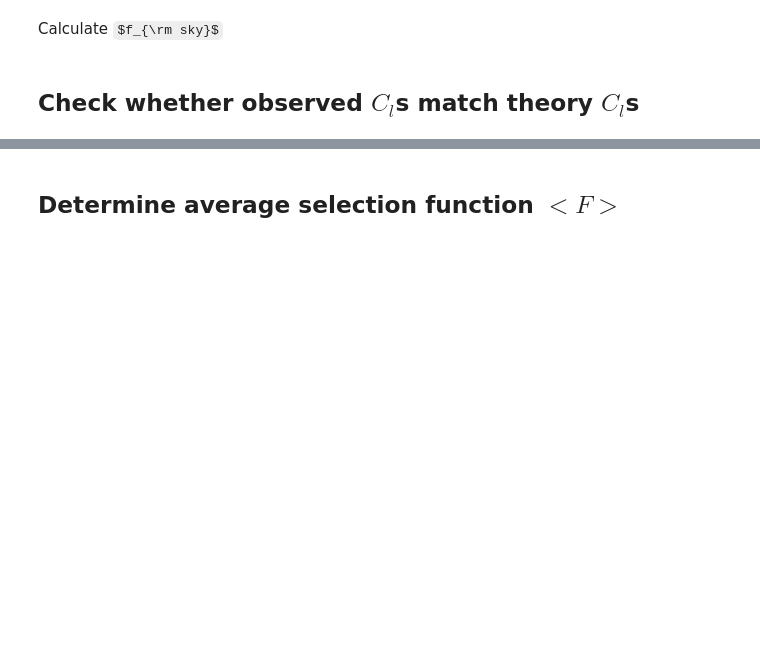
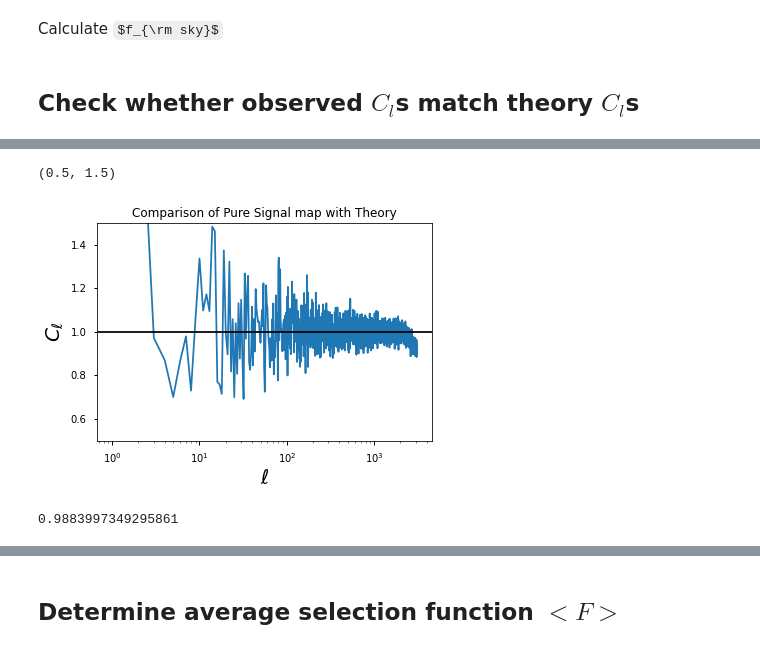
Before and after one commit to tanveerkarim/imaging-sys-covariance, a Jupyter notebook: notebooks/Cov_Matrix_Window.ipynb, the cells around one changed output, grey strips where cells are left out. Drawn from its saved outputs; the diff is of its cells as text; code cells hidden in the pictures; some formulas as TeX source; blank space fills up the shorter version.

```diff
--- a/notebooks/Cov_Matrix_Window.ipynb
+++ b/notebooks/Cov_Matrix_Window.ipynb
@@ -146,0 +155,14 @@ plt.show()
+# %%
+plt.semilogx(ell, cls_deltag/cls_elg_th)
+plt.axhline(1, c = 'k')
+plt.title("Comparison of Pure Signal map with Theory")
+plt.xlabel(r"$\ell$", fontsize = fs)
+plt.ylabel(r"$C_{\ell}$", fontsize = fs)
+plt.ylim([.5,1.5])
+# %% [output]
+(0.5, 1.5)
+[figure, added]
+# %%
+np.mean(cls_deltag/cls_elg_th)
+# %% [output]
+0.9883997349295861
```
Also changed, not shown: parts of 61 cells of this notebook, 7 other files.
